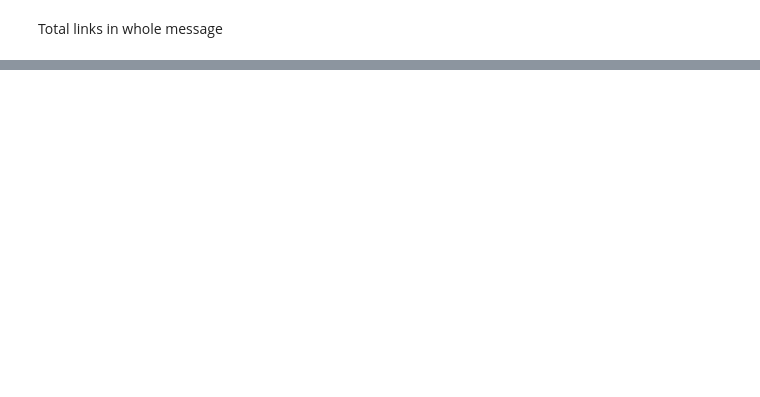
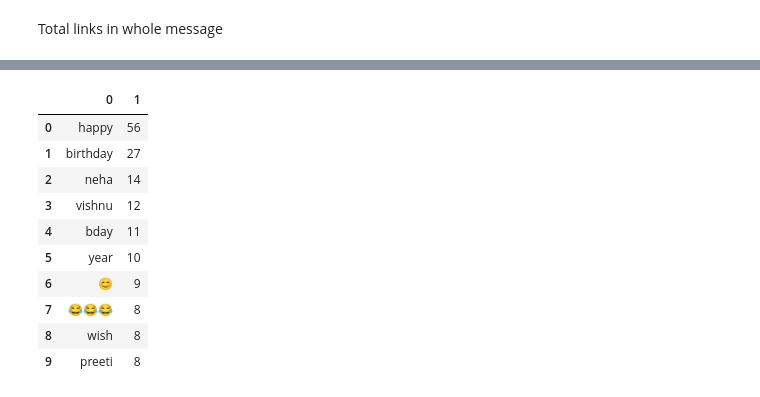
Before and after one commit to sudeepSubedi01/whatsapp-chat-analysis, a Jupyter notebook: chat-analyzer.ipynb, the cells around one changed output, grey strips where cells are left out. Cells and saved outputs as stored; diff of their text form; code cells hidden in the pictures; blank space fills up the shorter version.

```diff
--- a/chat-analyzer.ipynb
+++ b/chat-analyzer.ipynb
@@ -293,0 +420,5 @@ ext.find_urls(' '.join(df['message'].values.tolist()))
+# %%
+f = open('stop_hinglish.txt','r')
+stop_words = f.read()
+stop_words = stop_words.split()
+# stop_words
@@ -293,0 +435,14 @@ ext.find_urls(' '.join(df['message'].values.tolist()))
+# %%
+pd.DataFrame(Counter(words).most_common(10))
+# %% [output]
+|  | 0 | 1 |
+| 0 | happy | 56 |
+| 1 | birthday | 27 |
+| 2 | neha | 14 |
+| 3 | vishnu | 12 |
+| 4 | bday | 11 |
+| 5 | year | 10 |
+| 6 | 😊 | 9 |
+| 7 | 😂😂😂 | 8 |
+| 8 | wish | 8 |
+| 9 | preeti | 8 |
```
Also changed, not shown: parts of 48 cells of this notebook, 5 other files.
